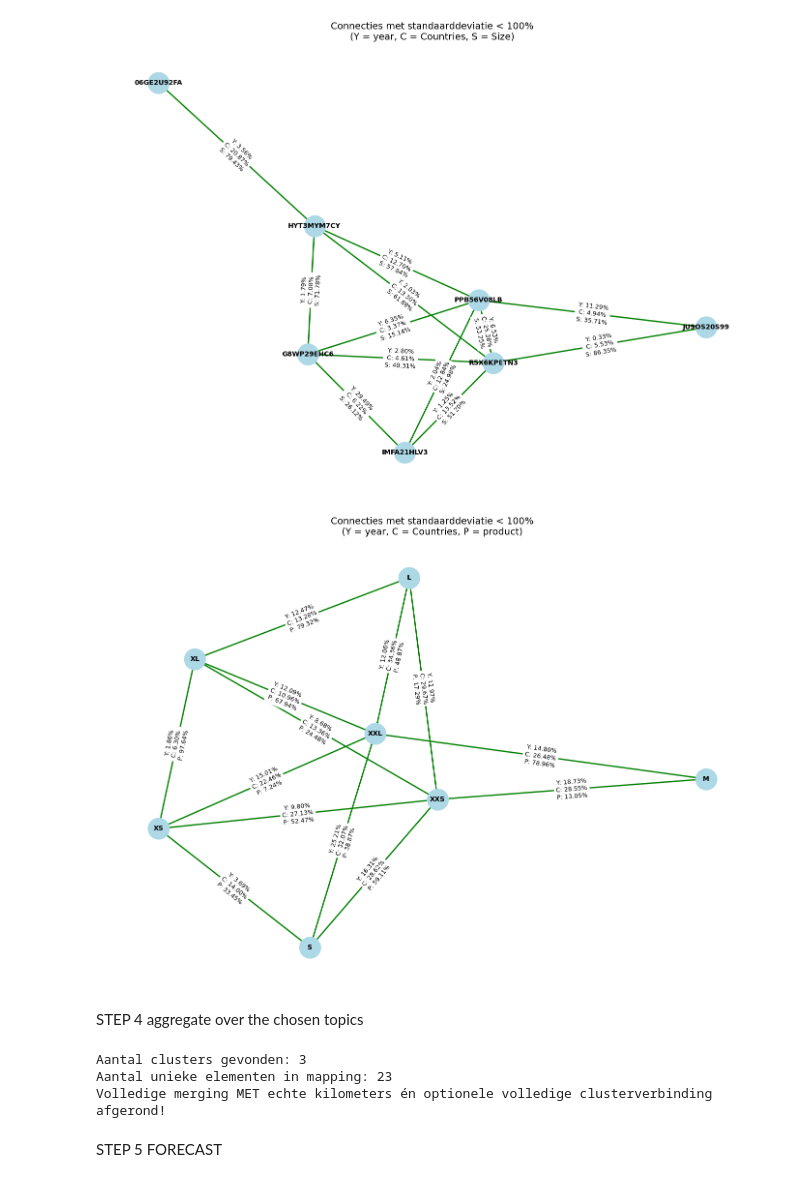
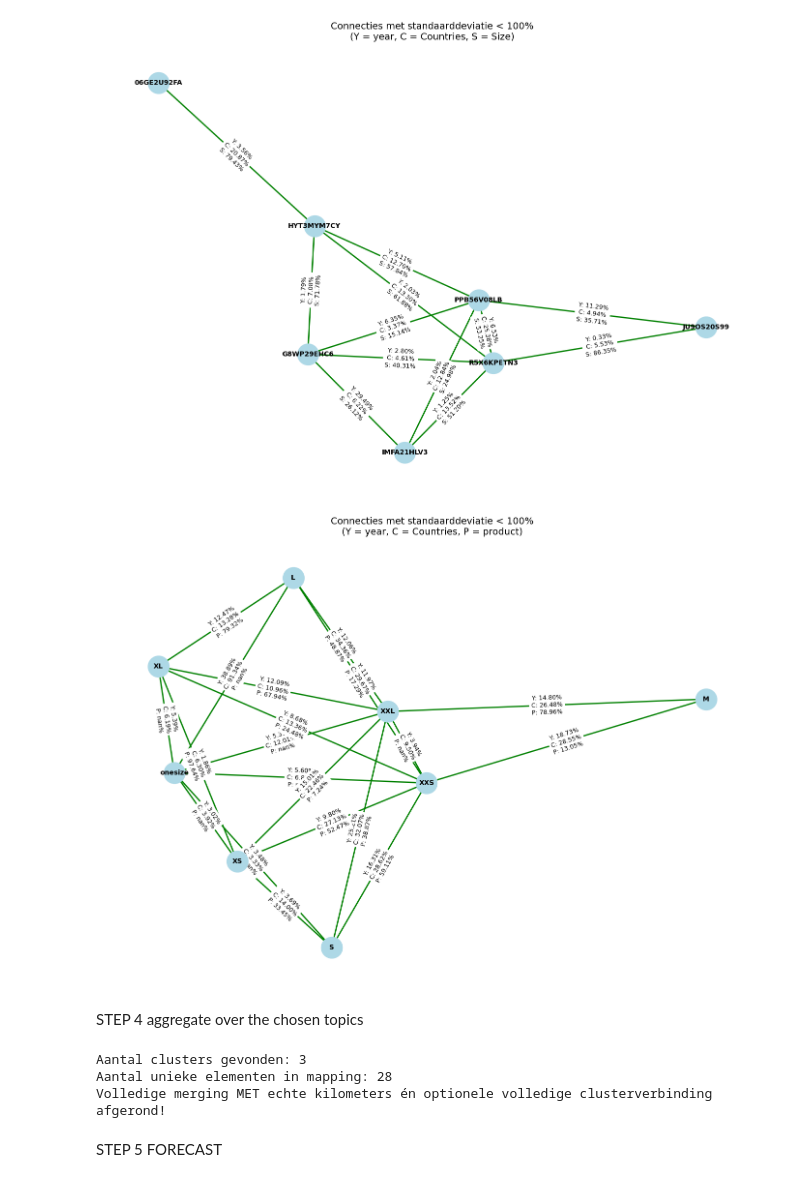
Before and after one commit to biekeleenknegt/SCM_GW, a Jupyter notebook: FULL_CODE.ipynb, the cells around one changed output. Cells and saved outputs as stored; diff of their text form; code cells hidden in the pictures.

```diff
--- a/FULL_CODE.ipynb
+++ b/FULL_CODE.ipynb
@@ -521,11 +521,13 @@ for col in df.columns[1:]:
     df[col] = df[col].astype(str).str.replace('%', '').str.replace(',', '.').astype(float)
 
 # Filter: alleen rijen waar alle drie de standaarddeviaties < drempel
+
+stddev_cols = ['Years_StdDev', 'Countries_StdDev', 'Products_StdDev']
+
 filtered_size = df[
-    (df['Years_StdDev'] < std_dev_threshold_size_network_visualisation) &
-    (df['Countries_StdDev'] < std_dev_threshold_size_network_visualisation) &
-    (df['Products_StdDev'] < std_dev_threshold_size_network_visualisation)
+    df[stddev_cols].apply(lambda x: (x.dropna() < std_dev_threshold_size_network_visualisation).all(), axis=1)
 ]
+
 
 # Extract edges en bijhorende labels met 3 std. dev's
 edges = []
@@ -536,34 +538,34 @@ for _, row in filtered_size.iterrows():
     label = (
         f"Y: {row['Years_StdDev']*100:.2f}%\n"
         f"C: {row['Countries_StdDev']*100:.2f}%\n"
         f"P: {row['Products_StdDev']*100:.2f}%"
 
     )
     edge_labels[(loc1, loc2)] = label
 
 # Unieke locaties
 nodes = sorted(set([loc for edge in edges for loc in edge]))
 
 # === Graaf tekenen ===
 G = nx.Graph()
 G.add_nodes_from(nodes)
 G.add_edges_from(edges)
 
 plt.figure(figsize=(14, 10))
 pos = nx.spring_layout(G, seed=42)
 nx.draw_networkx_nodes(G, pos, node_color='lightblue', node_size=1000)
 nx.draw_networkx_edges(G, pos, edge_color='green', width=2)
 nx.draw_networkx_labels(G, pos, font_size=10, font_weight='bold')
 
 # Teken standaarddeviaties op de lijnen
 nx.draw_networkx_edge_labels(G, pos, edge_labels=edge_labels, font_size=9)
 
 plt.title(f"Connecties met standaarddeviatie < {std_dev_threshold_size_network_visualisation*100}%\n(Y = year, C = Countries, P = product)", fontsize=14)
 plt.axis('off')
 plt.tight_layout()
 plt.show()
 # %% [output]
-[figure, old version]
+[figure, new version]
 # %% [markdown]
 STEP 4 aggregate over the chosen topics
 # %%
@@ -627,12 +629,12 @@ def load_links(df_info, type_label, threshold, coords=None, distance_threshold=N
     else:
         raise ValueError("Unknown type label")
 
+
+
     all_stddev_cols = ['Years_StdDev', 'Countries_StdDev', 'Products_StdDev', 'Sizes_StdDev']
     filter_cols = [c for c in all_stddev_cols if c != ignore_std]
+    condition = df_info[filter_cols].apply(lambda x: (x.dropna() < threshold).all(), axis=1)
 
-    condition = (df_info[filter_cols[0]] < threshold) & \
-                (df_info[filter_cols[1]] < threshold) & \
-                (df_info[filter_cols[2]] < threshold)
 
     filtered = df_info[condition]
 
@@ -765,7 +767,7 @@ pd.DataFrame(ratios_records).to_excel(output_ratios_path, index=False)
 print("Volledige merging MET echte kilometers én optionele volledige clusterverbinding afgerond!")
 # %% [output]
 Aantal clusters gevonden: 3
-Aantal unieke elementen in mapping: 23
+Aantal unieke elementen in mapping: 28
 Volledige merging MET echte kilometers én optionele volledige clusterverbinding afgerond!
 # %% [markdown]
 STEP 5 FORECAST
```
Also changed, not shown: parts of 6 cells of this notebook, 11 other files.
